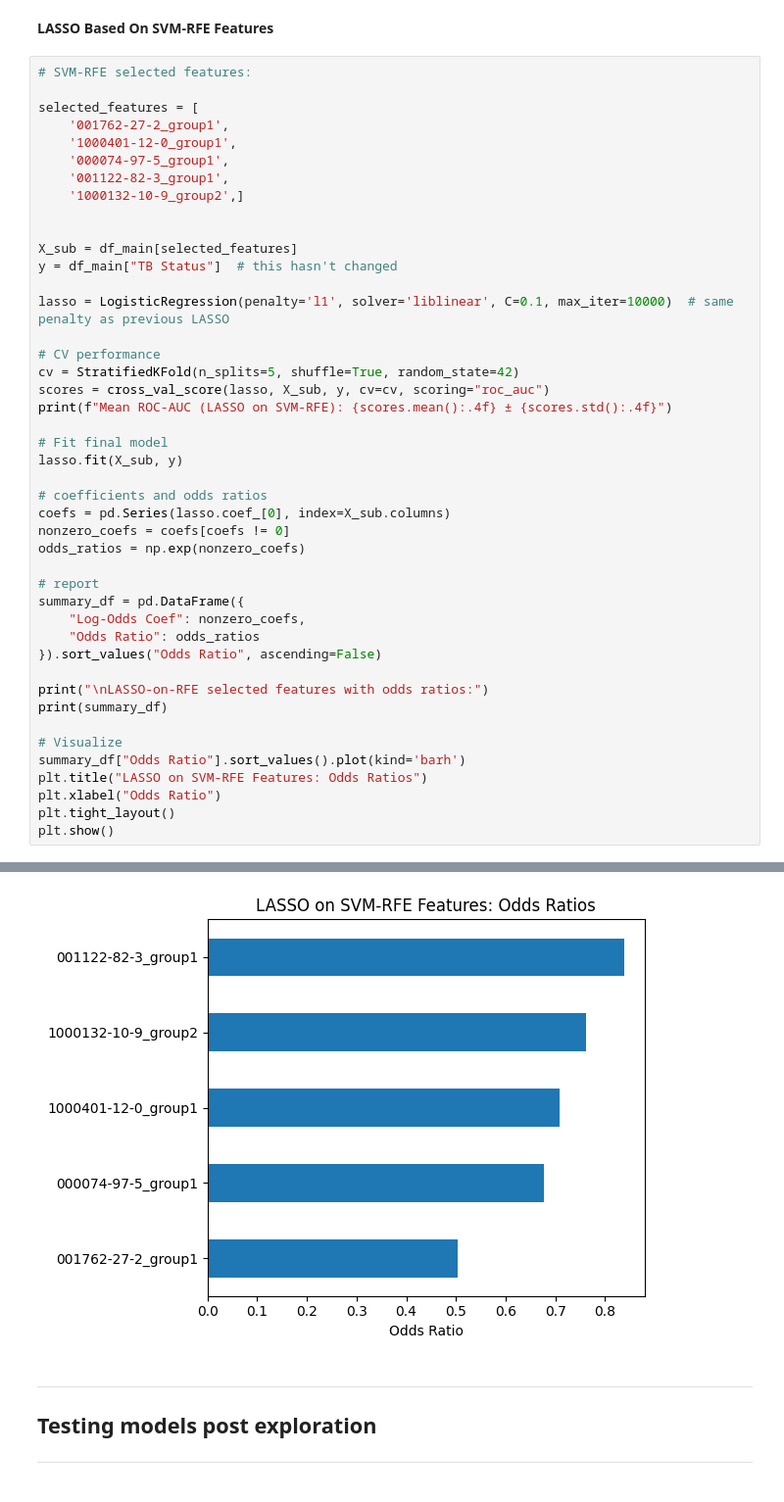
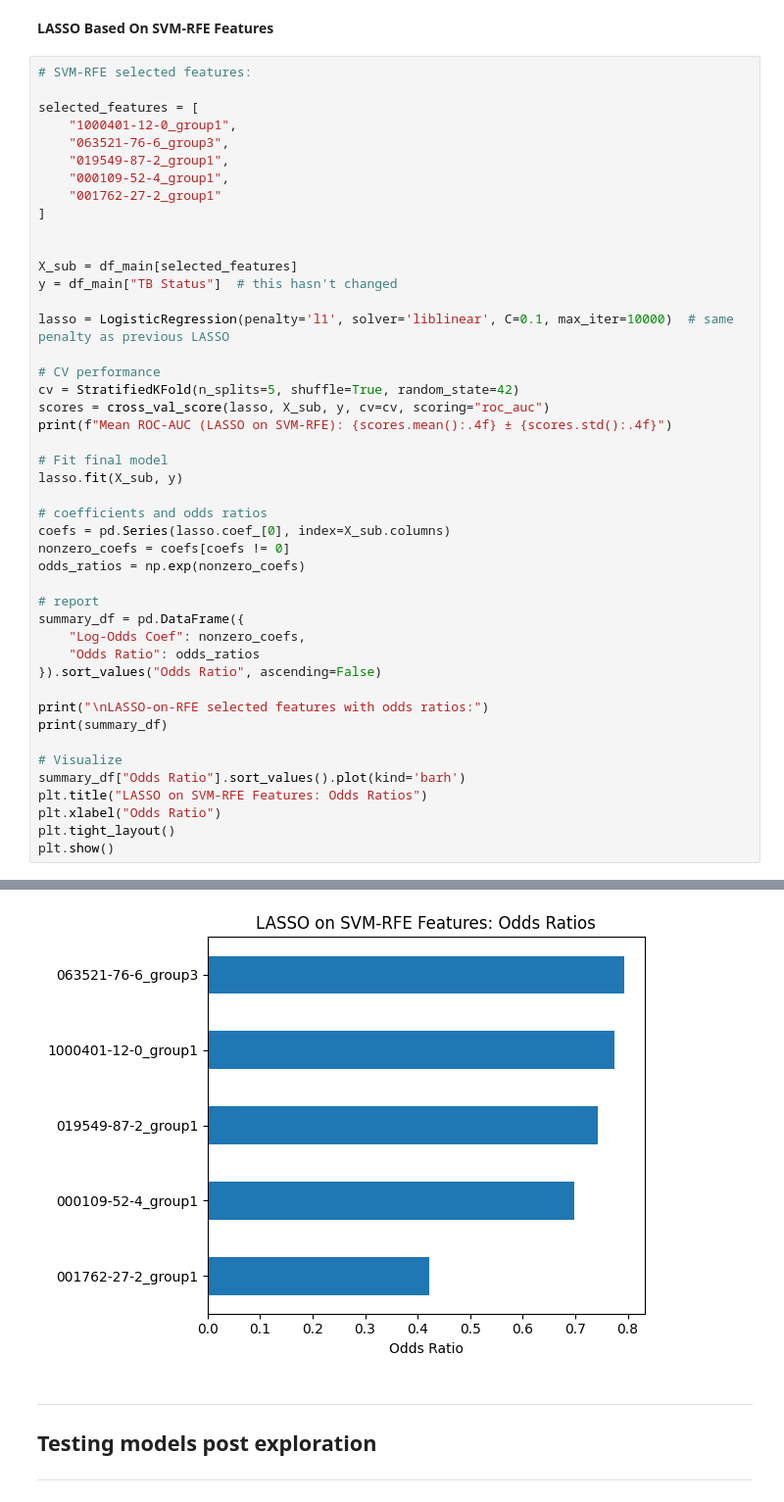
Before and after one commit to tyst-ucsf/capstone-project, a Jupyter notebook: 1d_train_test_split.ipynb, the cells around one changed output, grey strips where cells are left out. Shown: that part at 98% size. Saved outputs shown, nothing was run; the diff lists cells and outputs as text.

```diff
--- a/1d_train_test_split.ipynb
+++ b/1d_train_test_split.ipynb
@@ -283,11 +288,12 @@ This similiarity makes sense, as these are, ideally, impactful predictors.
 # SVM-RFE selected features:
 
 selected_features = [
-    '001762-27-2_group1',
-    '1000401-12-0_group1',
-    '000074-97-5_group1',
-    '001122-82-3_group1',
-    '1000132-10-9_group2',]
+    "1000401-12-0_group1",
+    "063521-76-6_group3",
+    "019549-87-2_group1",
+    "000109-52-4_group1",
+    "001762-27-2_group1"
+]
 
 
 X_sub = df_main[selected_features]
@@ -336,4 +342,4 @@ LASSO-on-RFE selected features with odds ratios:
-[figure, old version]
+[figure, new version]
 # %% [markdown]
 ----------------------------------------------
 
```
Also changed, not shown: parts of 36 cells of this notebook, 24 other files.
